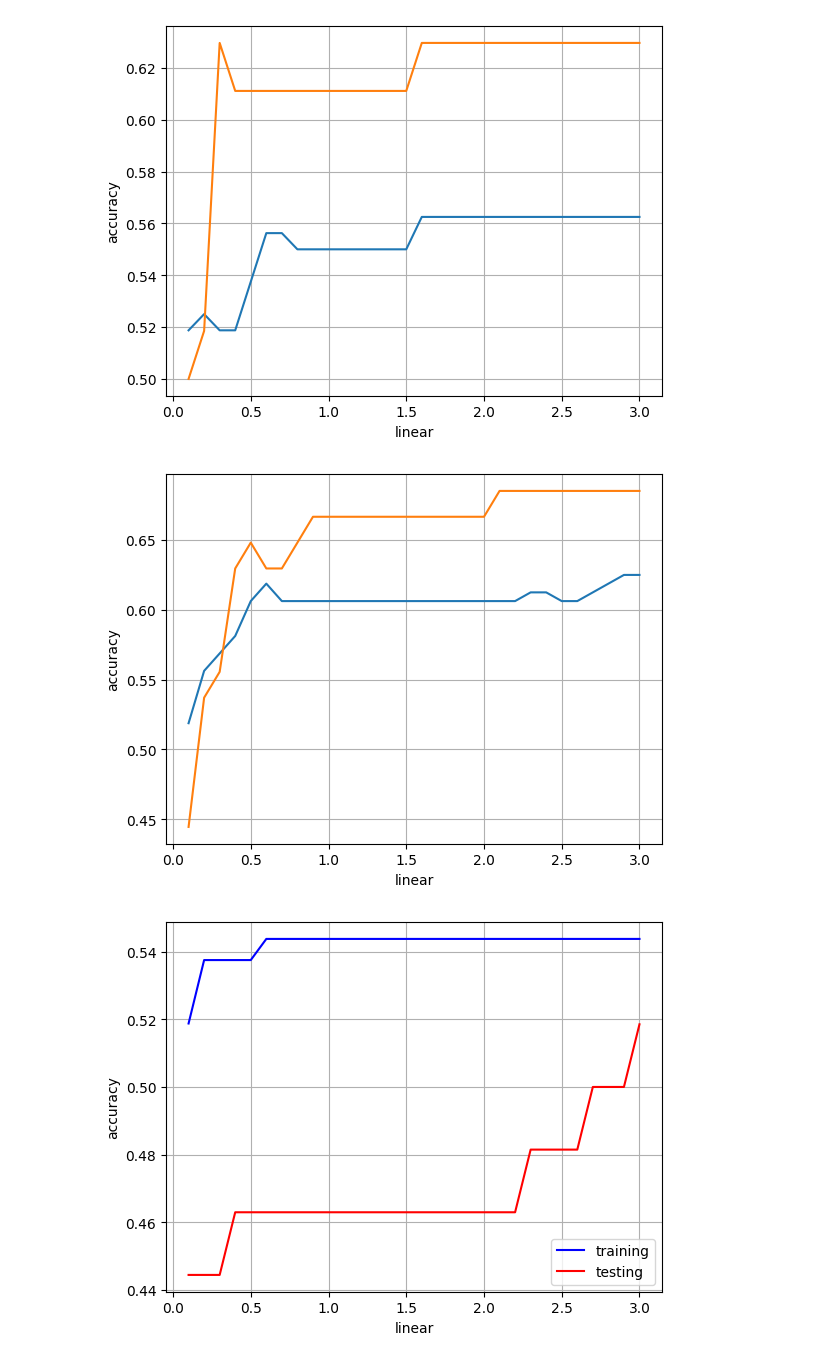
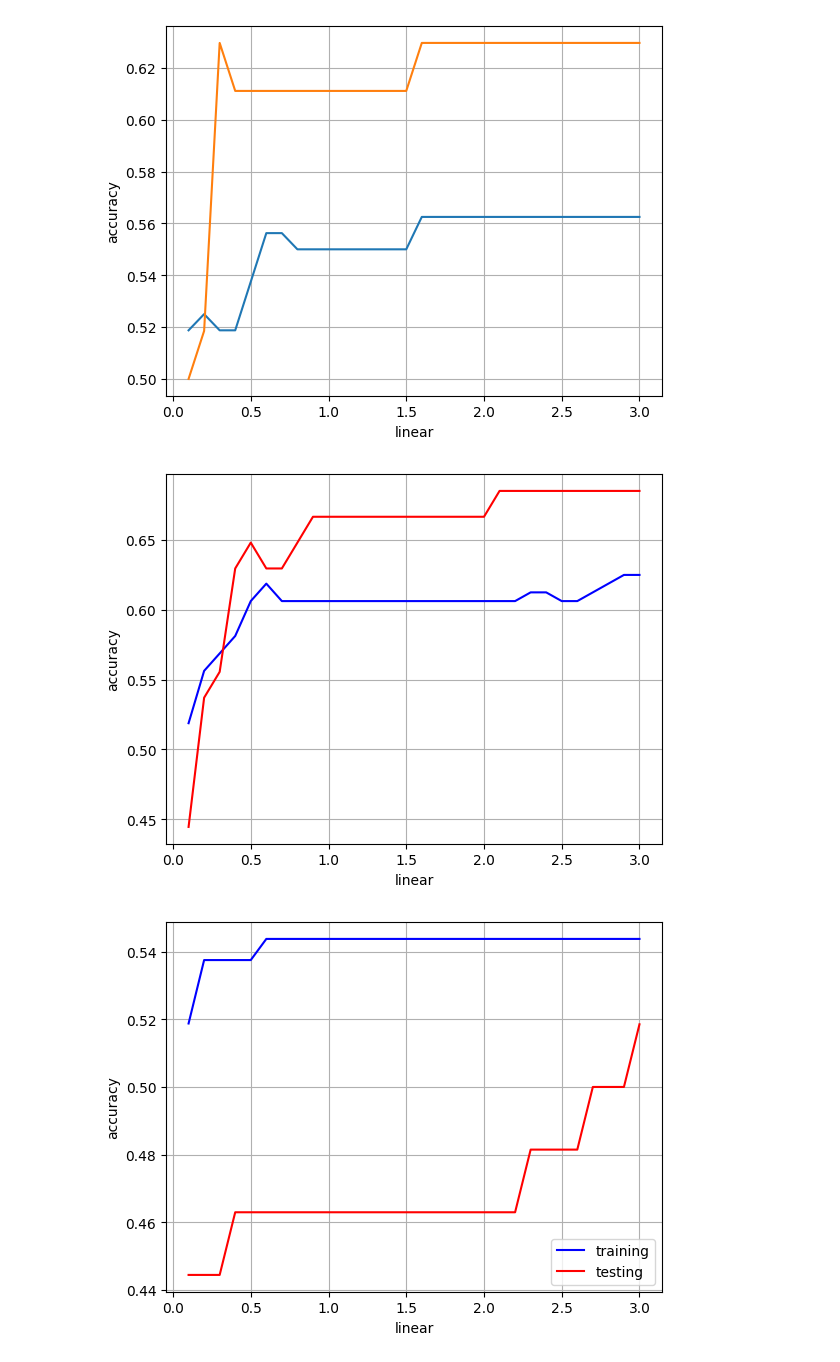
Before and after one commit to MichaelHooper36/COMP2002---Machine-Learning-and-Optimisation, a Jupyter notebook: Source Code/COMP2002Assessment.ipynb, the cells around one changed output. Cells and saved outputs as stored; diff of their text form; code cells hidden in the pictures.

```diff
--- a/Source Code/COMP2002Assessment.ipynb
+++ b/Source Code/COMP2002Assessment.ipynb
@@ -149,29 +149,29 @@ plt.show()
 # %%
 p2_range = np.arange(0.1, 3.1, 0.1)
 p2_scores = []
 p2_testscores = []
 for p2 in p2_range:
     classifier = SVC(kernel='poly', degree=2, C=p2, gamma='auto')
     classifier.fit(xtrain, ttrain)
     p2ytrain = classifier.predict(xtrain)
     p2ytest = classifier.predict(xtest)
     p2_scores.append(accuracy_score(ttrain, p2ytrain))
     p2_testscores.append(accuracy_score(ttest, p2ytest))
 
 highest_training_values.append(max(p2_scores))
 highest_test_values.append(max(p2_testscores))
 highest_value_names.append('polynomial 2')
 
 plt.figure()
 plt.grid()
 plt.xlabel('linear')
 plt.ylabel('accuracy')
-plt.plot(p2_range, p2_scores)
-plt.plot(p2_range, p2_testscores)
+plt.plot(p2_range, p2_scores, label='train', color='blue')
+plt.plot(p2_range, p2_testscores, label='test', color='red')
 plt.xticks ([0, 0.5, 1.0, 1.5, 2.0, 2.5, 3.0])
 plt.show()
 # %% [output]
-[figure, old version]
+[figure, new version]
 # %%
 p3_range = np.arange(0.1, 3.1, 0.1)
 p3_scores = []
```
Also changed, not shown: parts of 7 cells of this notebook, 1 other file.
